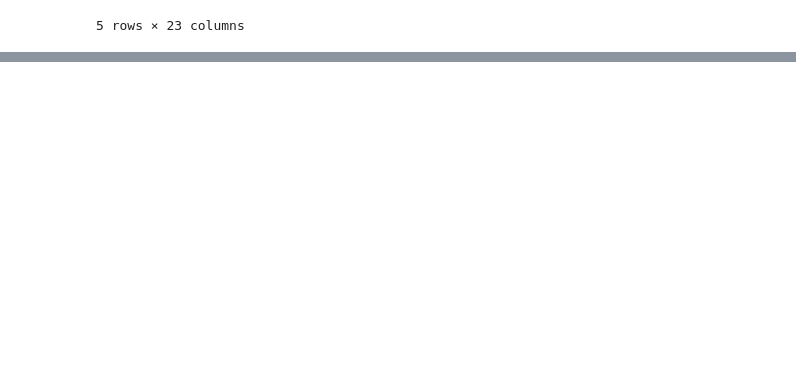
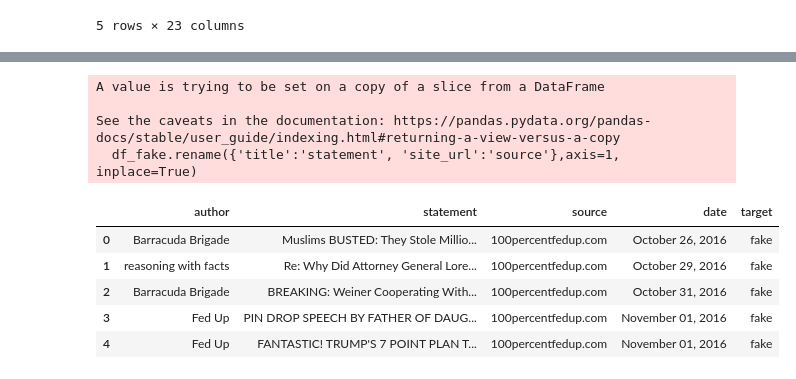
Before and after one commit to BurgahJasper/LSDManagement, a Jupyter notebook: kaggle/kaggle.ipynb, the cells around one changed output, grey strips where cells are left out. Cells and saved outputs as stored; diff of their text form; code cells hidden in the pictures; blank space fills up the shorter version.

```diff
--- a/kaggle/kaggle.ipynb
+++ b/kaggle/kaggle.ipynb
@@ -28,0 +52,14 @@ df.head()
+# %%
+df_fake.rename({'title':'statement', 'site_url':'source'},axis=1, inplace=True)
+df_fake.head()
+# %% [output]
+A value is trying to be set on a copy of a slice from a DataFrame
+
+See the caveats in the documentation: https://pandas.pydata.org/pandas-docs/stable/user_guide/indexing.html#returning-a-view-versus-a-copy
+  df_fake.rename({'title':'statement', 'site_url':'source'},axis=1, inplace=True)
+|  | author | statement | source | date | target |
+| 0 | Barracuda Brigade | Muslims BUSTED: They Stole Millio... | 100percentfedup.com | October 26, 2016 | fake |
+| 1 | reasoning with facts | Re: Why Did Attorney General Lore... | 100percentfedup.com | October 29, 2016 | fake |
+| 2 | Barracuda Brigade | BREAKING: Weiner Cooperating With... | 100percentfedup.com | October 31, 2016 | fake |
+| 3 | Fed Up | PIN DROP SPEECH BY FATHER OF DAUG... | 100percentfedup.com | November 01, 2016 | fake |
+| 4 | Fed Up | FANTASTIC! TRUMP'S 7 POINT PLAN T... | 100percentfedup.com | November 01, 2016 | fake |
```
Also changed, not shown: parts of 7 cells of this notebook.
